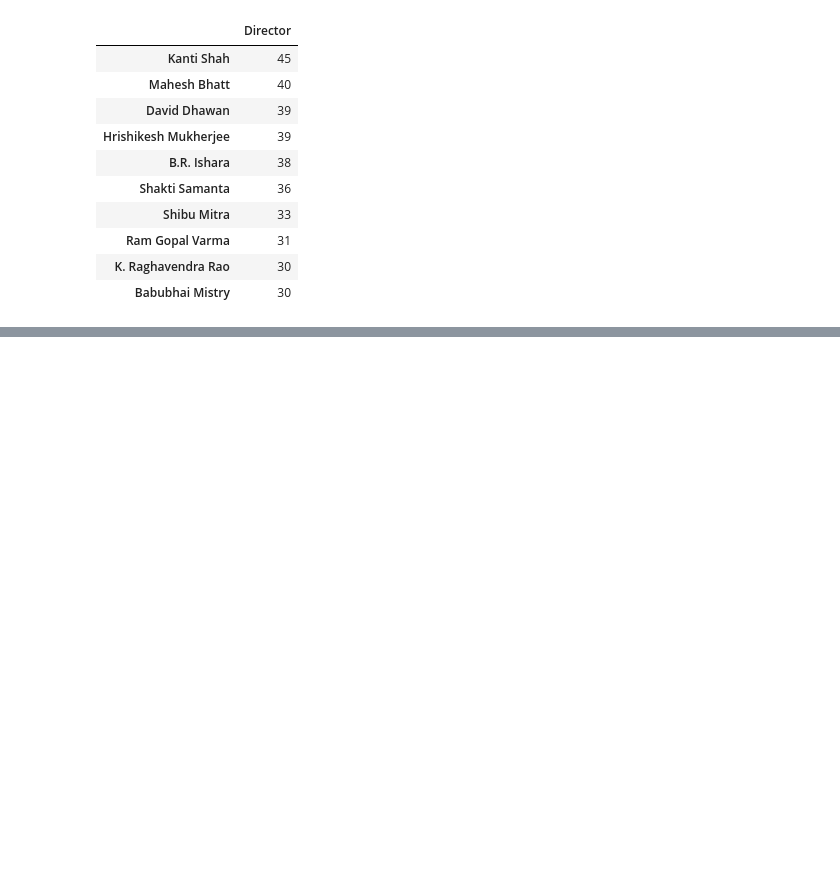
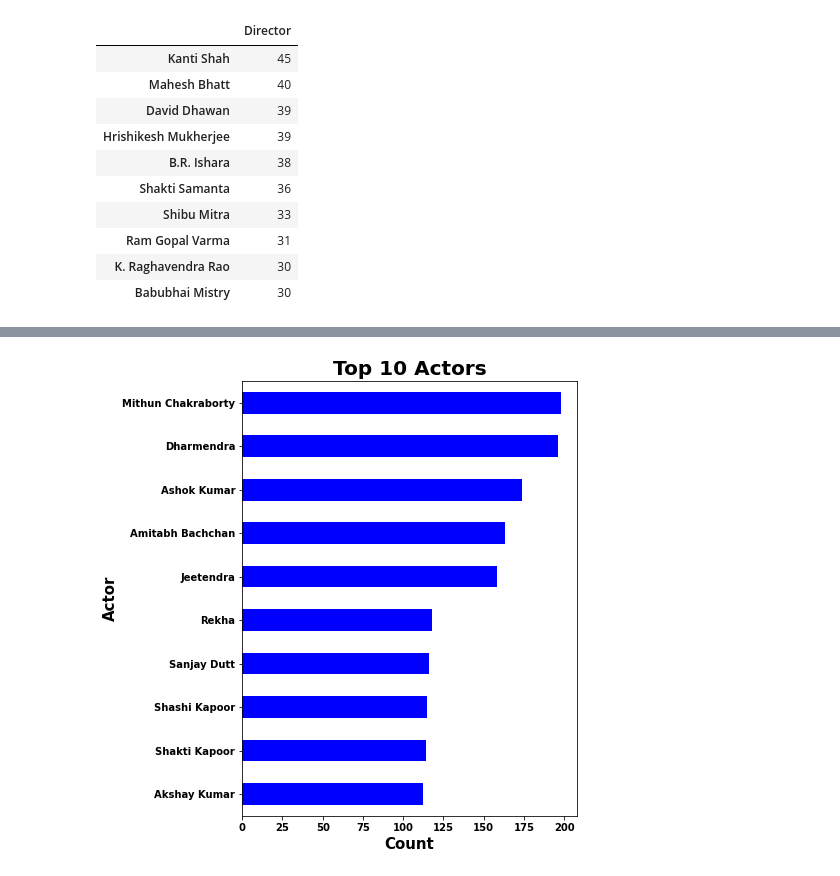
Before and after one commit to praffs18/EDA-on-All-Indian-movies-IMDb-data, a Jupyter notebook: EDA_on_All_Indian_movies_IMDb_data.ipynb, the cells around one changed output, grey strips where cells are left out. Cells and saved outputs as stored; diff of their text form; code cells hidden in the pictures; blank space fills up the shorter version.

```diff
--- a/EDA_on_All_Indian_movies_IMDb_data.ipynb
+++ b/EDA_on_All_Indian_movies_IMDb_data.ipynb
@@ -472,0 +475,24 @@ plt.show()
+# %%
+# Top 10 actors who has apeared in most of the movies
+#Making Series for the all the columns of Actors
+Actor1=data_2['Actor 1']
+Actor2=data_2['Actor 2']
+Actor3=data_2['Actor 3']
+
+#Concatinating the series in one series
+Actors = pd.concat([Actor1,Actor2,Actor3])
+Actors
+#sorting series by counts then selecting top 10
+frequent_actor=Actors.value_counts().sort_values(ascending=False).head(10)
+
+#Plotting Bar graph
+frequent_actor.sort_values().plot(kind='barh',color='blue',figsize=(6,8))
+
+plt.title('Top 10 Actors',fontweight='bold',fontsize=20)
+plt.xlabel('Count',fontweight='bold',fontsize=15)
+plt.ylabel('Actor',fontweight='bold',fontsize=15)
+plt.xticks(fontweight='bold')
+plt.yticks(fontweight='bold')
+plt.show()
+# %% [output]
+[figure, added]
```
Also changed, not shown: parts of 6 cells of this notebook.
